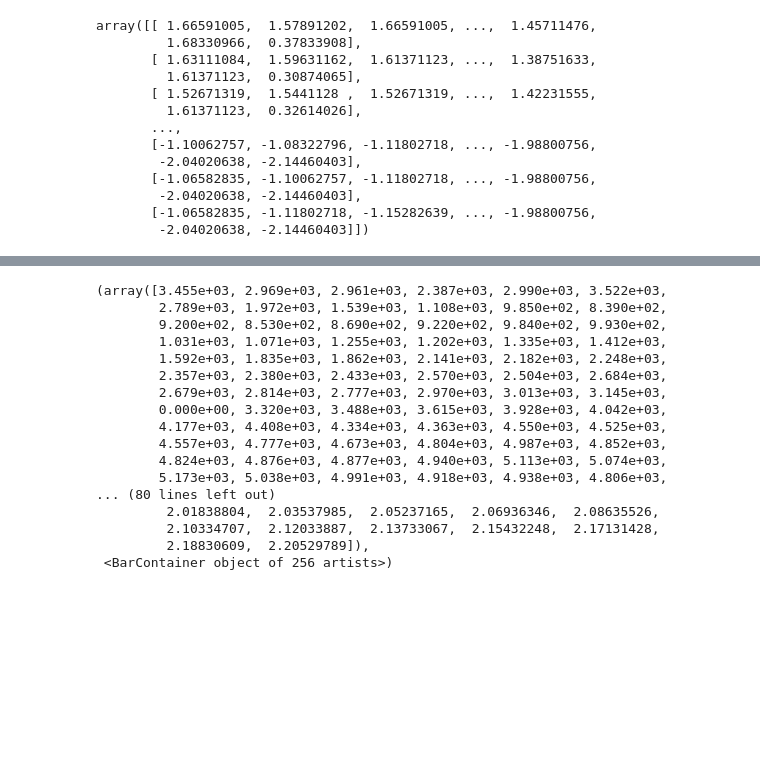
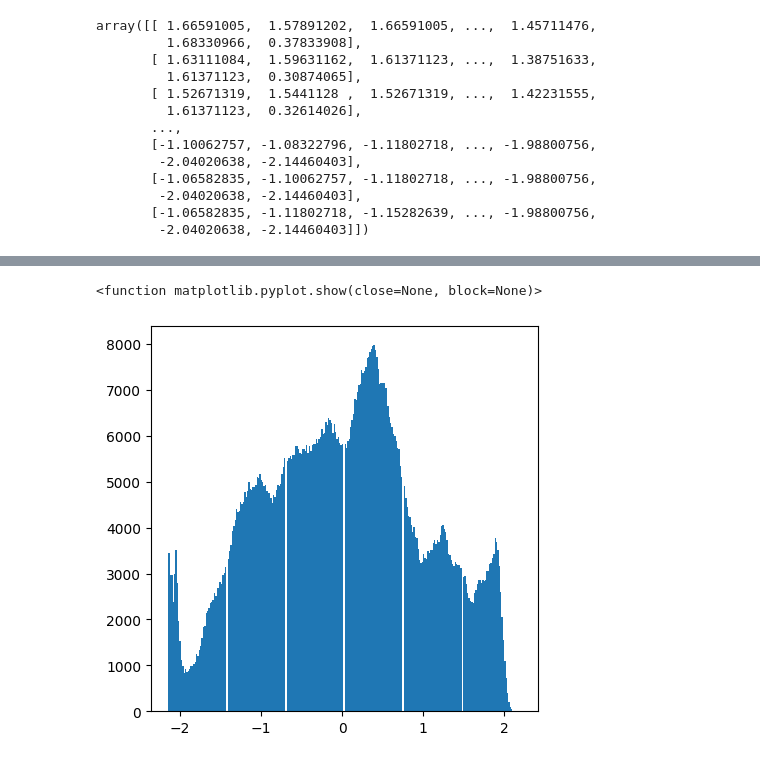
Before and after one commit to adeelbarki/extracting_image_from_dicom, a Jupyter notebook: dicom_extraction.ipynb, the cells around one changed output, grey strips where cells are left out. Drawn from its saved outputs; the diff is of its cells as text; code cells hidden in the pictures; blank space fills up the shorter version.

Commit message:
added visualization

```diff
--- a/dicom_extraction.ipynb
+++ b/dicom_extraction.ipynb
@@ -74,4 +72,5 @@ array([[ 1.66591005,  1.57891202,  1.66591005, ...,  1.45711476,
 # %%
 plt.figure(figsize=(5,5))
 plt.hist(new_image.ravel(), bins=256)
+plt.show
 # %% [output]
@@ -80,20 +77,5 @@ plt.hist(new_image.ravel(), bins=256)
-(array([3.455e+03, 2.969e+03, 2.961e+03, 2.387e+03, 2.990e+03, 3.522e+03,
-        2.789e+03, 1.972e+03, 1.539e+03, 1.108e+03, 9.850e+02, 8.390e+02,
-        9.200e+02, 8.530e+02, 8.690e+02, 9.220e+02, 9.840e+02, 9.930e+02,
-        1.031e+03, 1.071e+03, 1.255e+03, 1.202e+03, 1.335e+03, 1.412e+03,
-        1.592e+03, 1.835e+03, 1.862e+03, 2.141e+03, 2.182e+03, 2.248e+03,
-        2.357e+03, 2.380e+03, 2.433e+03, 2.570e+03, 2.504e+03, 2.684e+03,
-        2.679e+03, 2.814e+03, 2.777e+03, 2.970e+03, 3.013e+03, 3.145e+03,
-        0.000e+00, 3.320e+03, 3.488e+03, 3.615e+03, 3.928e+03, 4.042e+03,
-        4.177e+03, 4.408e+03, 4.334e+03, 4.363e+03, 4.550e+03, 4.525e+03,
-        4.557e+03, 4.777e+03, 4.673e+03, 4.804e+03, 4.987e+03, 4.852e+03,
-        4.824e+03, 4.876e+03, 4.877e+03, 4.940e+03, 5.113e+03, 5.074e+03,
-        5.173e+03, 5.038e+03, 4.991e+03, 4.918e+03, 4.938e+03, 4.806e+03,
-... (80 lines left out)
-         2.01838804,  2.03537985,  2.05237165,  2.06936346,  2.08635526,
-         2.10334707,  2.12033887,  2.13733067,  2.15432248,  2.17131428,
-         2.18830609,  2.20529789]),
- <BarContainer object of 256 artists>)
+<function matplotlib.pyplot.show(close=None, block=None)>
+[figure, added]
 # %%
 bbox
 # %% [output]
```
Also changed, not shown: parts of 5 cells of this notebook, 1 other file.
